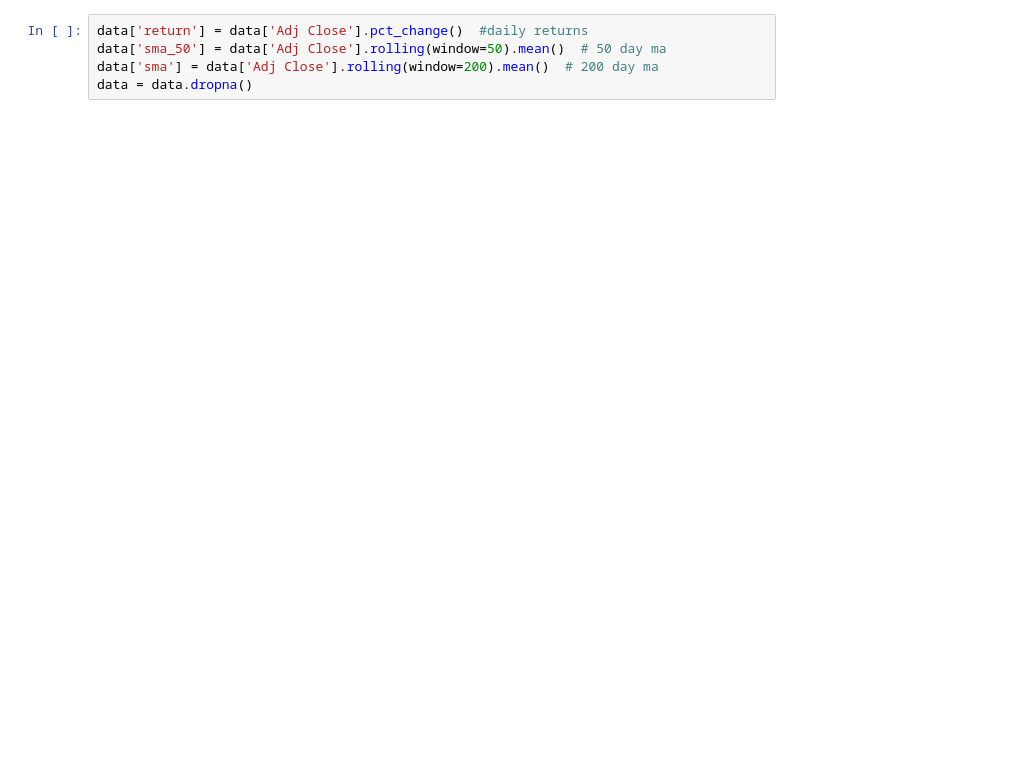
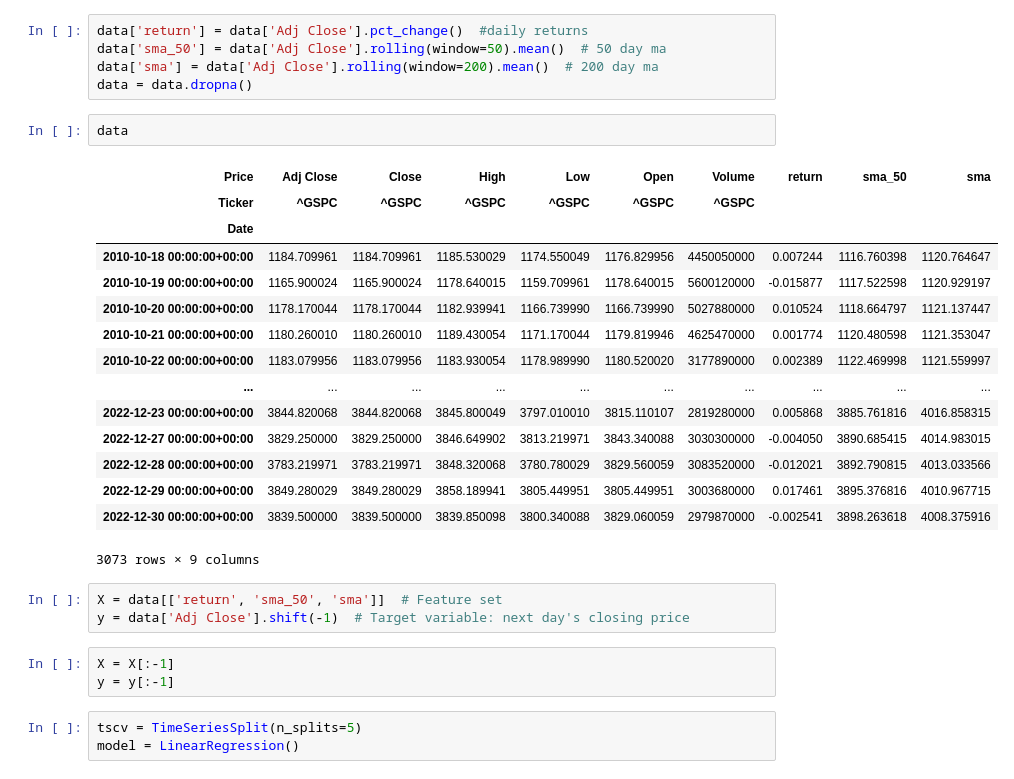
Before and after one commit to akrokosz/BETELGEZA, a Jupyter notebook: jp.ipynb, the cells around one changed output. Saved outputs shown, nothing was run; the diff lists cells and outputs as text; blank space fills up the shorter version.

```diff
--- a/jp.ipynb
+++ b/jp.ipynb
@@ -41,3 +67,30 @@ data['return'] = data['Adj Close'].pct_change()  #daily returns
 data['sma_50'] = data['Adj Close'].rolling(window=50).mean()  # 50 day ma
 data['sma'] = data['Adj Close'].rolling(window=200).mean()  # 200 day ma
 data = data.dropna()
+# %%
+data
+# %% [output]
+| Price | Adj Close | Close | High | Low | Open | Volume | return | sma_50 | sma |
+| Ticker | ^GSPC | ^GSPC | ^GSPC | ^GSPC | ^GSPC | ^GSPC |  |  |  |
+| Date |  |  |  |  |  |  |  |  |  |
+| 2010-10-18 00:00:00+00:00 | 1184.709961 | 1184.709961 | 1185.530029 | 1174.550049 | 1176.829956 | 4450050000 | 0.007244 | 1116.760398 | 1120.764647 |
+| 2010-10-19 00:00:00+00:00 | 1165.900024 | 1165.900024 | 1178.640015 | 1159.709961 | 1178.640015 | 5600120000 | -0.015877 | 1117.522598 | 1120.929197 |
+| 2010-10-20 00:00:00+00:00 | 1178.170044 | 1178.170044 | 1182.939941 | 1166.739990 | 1166.739990 | 5027880000 | 0.010524 | 1118.664797 | 1121.137447 |
+| 2010-10-21 00:00:00+00:00 | 1180.260010 | 1180.260010 | 1189.430054 | 1171.170044 | 1179.819946 | 4625470000 | 0.001774 | 1120.480598 | 1121.353047 |
+| 2010-10-22 00:00:00+00:00 | 1183.079956 | 1183.079956 | 1183.930054 | 1178.989990 | 1180.520020 | 3177890000 | 0.002389 | 1122.469998 | 1121.559997 |
+| ... | ... | ... | ... | ... | ... | ... | ... | ... | ... |
+| 2022-12-23 00:00:00+00:00 | 3844.820068 | 3844.820068 | 3845.800049 | 3797.010010 | 3815.110107 | 2819280000 | 0.005868 | 3885.761816 | 4016.858315 |
+| 2022-12-27 00:00:00+00:00 | 3829.250000 | 3829.250000 | 3846.649902 | 3813.219971 | 3843.340088 | 3030300000 | -0.004050 | 3890.685415 | 4014.983015 |
+| 2022-12-28 00:00:00+00:00 | 3783.219971 | 3783.219971 | 3848.320068 | 3780.780029 | 3829.560059 | 3083520000 | -0.012021 | 3892.790815 | 4013.033566 |
+| 2022-12-29 00:00:00+00:00 | 3849.280029 | 3849.280029 | 3858.189941 | 3805.449951 | 3805.449951 | 3003680000 | 0.017461 | 3895.376816 | 4010.967715 |
+| 2022-12-30 00:00:00+00:00 | 3839.500000 | 3839.500000 | 3839.850098 | 3800.340088 | 3829.060059 | 2979870000 | -0.002541 | 3898.263618 | 4008.375916 |
+3073 rows × 9 columns
+# %%
+X = data[['return', 'sma_50', 'sma']]  # Feature set
+y = data['Adj Close'].shift(-1)  # Target variable: next day's closing price
+# %%
+X = X[:-1]
+y = y[:-1]
+# %%
+tscv = TimeSeriesSplit(n_splits=5)
+model = LinearRegression()
```
Also changed, not shown: parts of 12 cells of this notebook.
